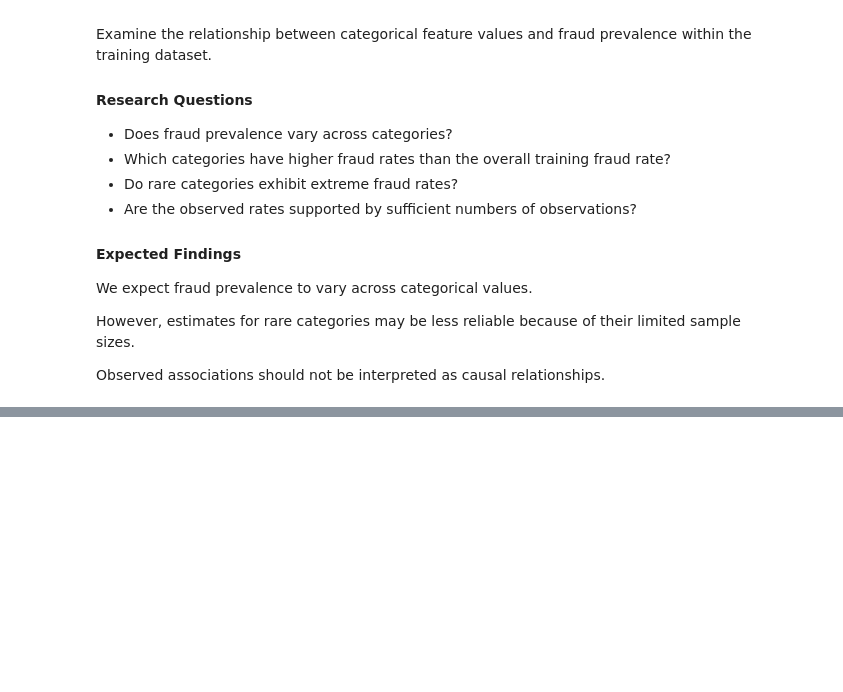
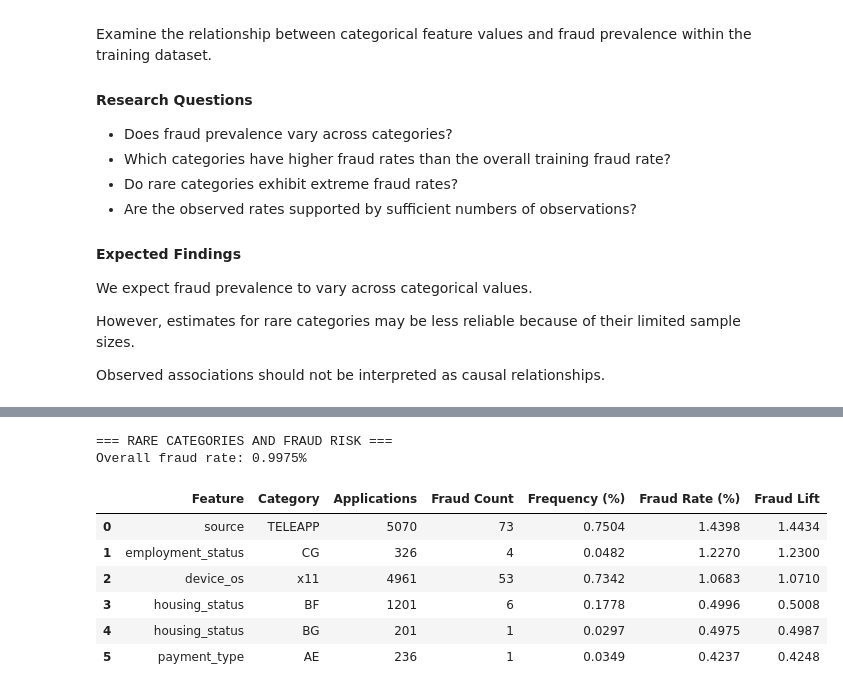
Before and after one commit to fidaaarrabi/ml-project-bank-fraud-detection, a Jupyter notebook: notebooks/01_stage1_dataset_study.ipynb, the cells around one changed output, grey strips where cells are left out. Cells and saved outputs as stored; diff of their text form; code cells hidden in the pictures; blank space fills up the shorter version.

```diff
--- a/notebooks/01_stage1_dataset_study.ipynb
+++ b/notebooks/01_stage1_dataset_study.ipynb
@@ -1797,0 +1883,53 @@ Overall training fraud rate: 0.9975%
+# %%
+
+# =====================================================
+# 8.10 Rare Categories and Fraud Risk
+# =====================================================
+
+rare_fraud_results = []
+
+for feature in categorical_features:
+
+    statistics = category_fraud_statistics[feature]
+
+    # Select rare categories
+    rare_statistics = statistics[
+        statistics["Rare_Category"]
+    ]
+
+    for category, row in rare_statistics.iterrows():
+
+        rare_fraud_results.append({
+            "Feature": feature,
+            "Category": category,
+            "Applications": int(row["Total_Applications"]),
+            "Fraud Count": int(row["Fraud_Count"]),
+            "Frequency (%)": row["Category_Percentage"],
+            "Fraud Rate (%)": row["Fraud_Rate (%)"],
+            "Fraud Lift": row["Fraud_Lift"]
+        })
+
+# Create a consolidated summary
+rare_fraud_df = pd.DataFrame(rare_fraud_results)
+
+# Sort by fraud rate
+rare_fraud_df = rare_fraud_df.sort_values(
+    by="Fraud Rate (%)",
+    ascending=False
+).reset_index(drop=True)
+
+print("=== RARE CATEGORIES AND FRAUD RISK ===")
+
+print(f"Overall fraud rate: {overall_fraud_rate:.4f}%")
+
+display(rare_fraud_df.round(4))
+# %% [output]
+=== RARE CATEGORIES AND FRAUD RISK ===
+Overall fraud rate: 0.9975%
+|  | Feature | Category | Applications | Fraud Count | Frequency (%) | Fraud Rate (%) | Fraud Lift |
+| 0 | source | TELEAPP | 5070 | 73 | 0.7504 | 1.4398 | 1.4434 |
+| 1 | employment_status | CG | 326 | 4 | 0.0482 | 1.2270 | 1.2300 |
+| 2 | device_os | x11 | 4961 | 53 | 0.7342 | 1.0683 | 1.0710 |
+| 3 | housing_status | BF | 1201 | 6 | 0.1778 | 0.4996 | 0.5008 |
+| 4 | housing_status | BG | 201 | 1 | 0.0297 | 0.4975 | 0.4987 |
+| 5 | payment_type | AE | 236 | 1 | 0.0349 | 0.4237 | 0.4248 |
```
Also changed, not shown: parts of 13 cells of this notebook.
